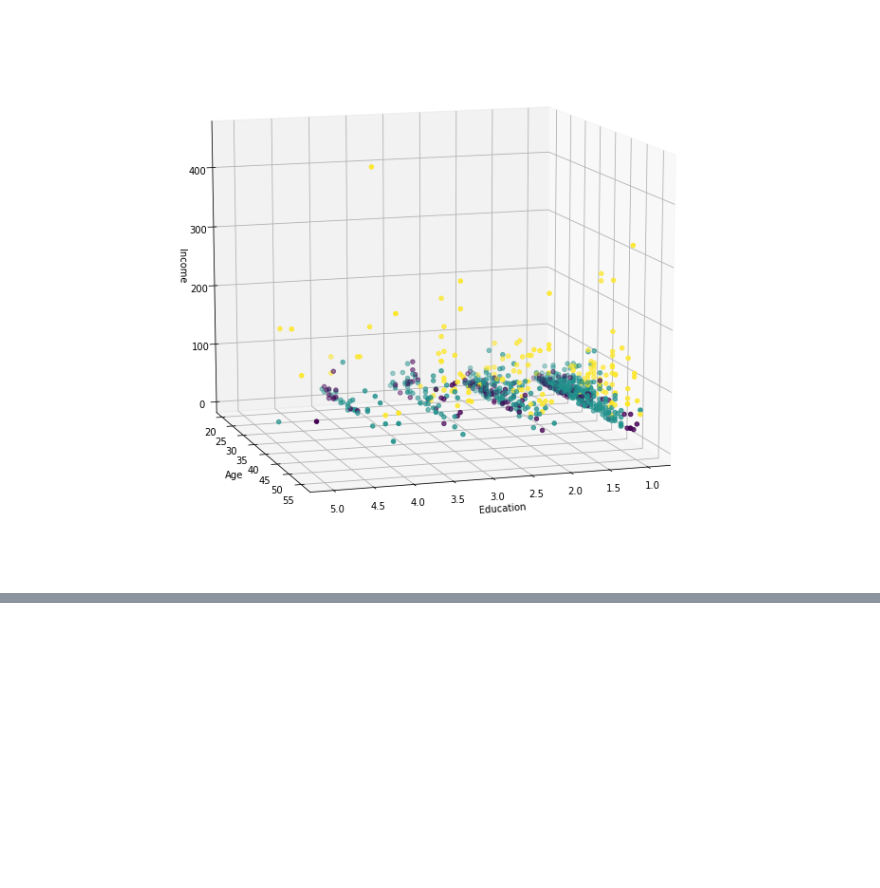
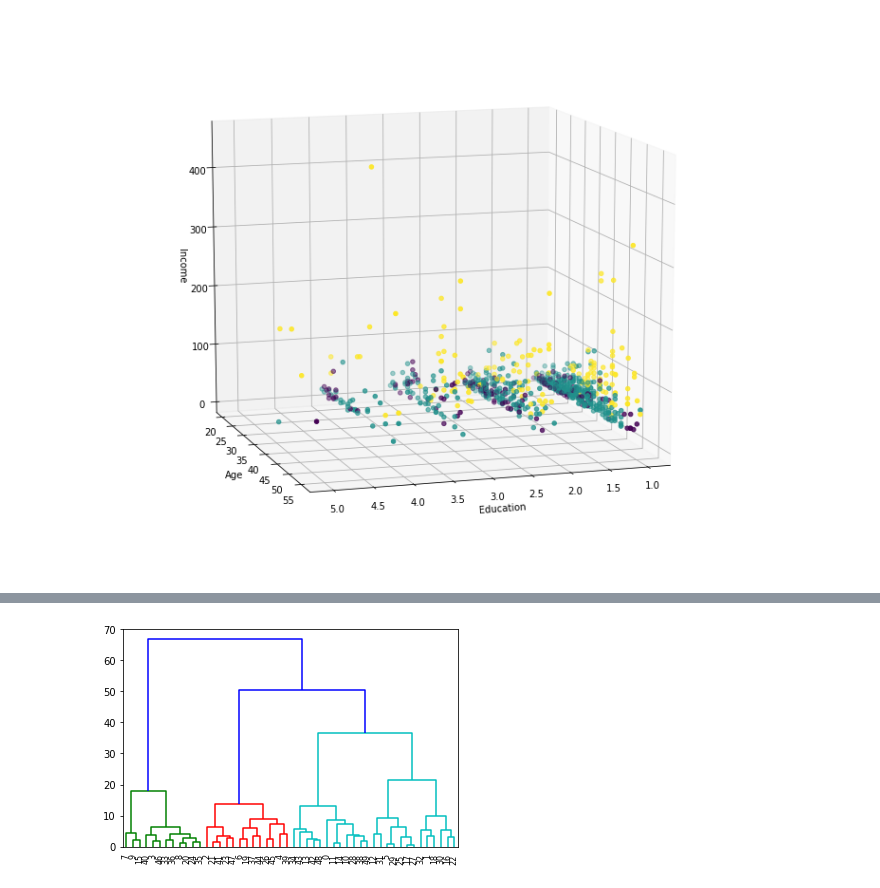
Before and after one commit to ivan-zapreev/data-science-python-projects, a Jupyter notebook: IBM_ML0101EN/mod_04_clustering.ipynb, the cells around one changed output, grey strips where cells are left out. Saved outputs shown, nothing was run; the diff lists cells and outputs as text; code cells hidden in the pictures; blank space fills up the shorter version.

```diff
--- a/IBM_ML0101EN/mod_04_clustering.ipynb
+++ b/IBM_ML0101EN/mod_04_clustering.ipynb
@@ -277,0 +351,8 @@ ax.scatter(X[:, 1], X[:, 0], X[:, 3], c = labels.astype(np.float))
+# %%
+# Performa clustering 'manually' based on the distance
+# matrix with the linkage class 'complete' computing
+# and showing the dendrogram
+Zc = hierarchy.linkage(dist_matrix, 'complete')
+dendro_c = hierarchy.dendrogram(Zc)
+# %% [output]
+[figure, added]
```
Also changed, not shown: parts of 31 cells of this notebook, 2 other files.
